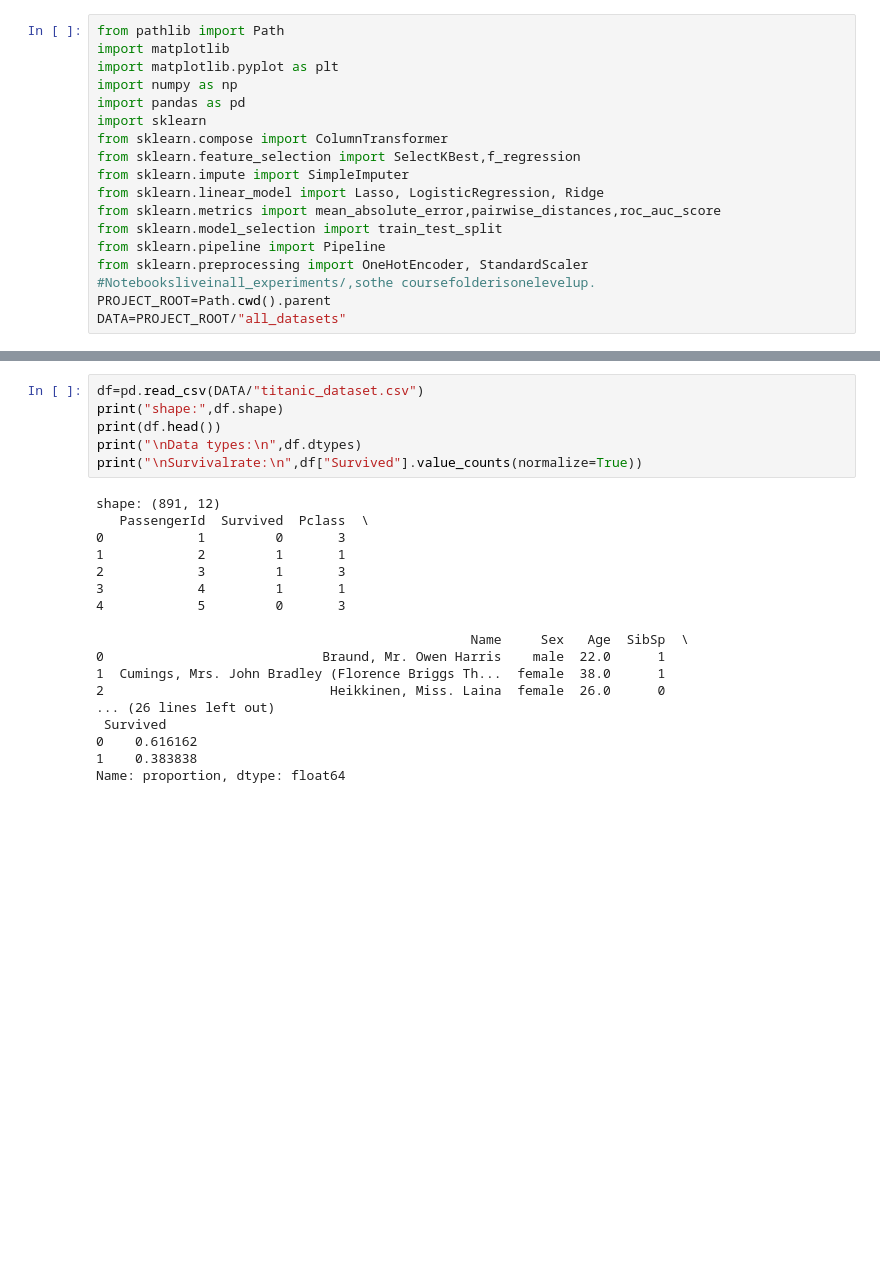
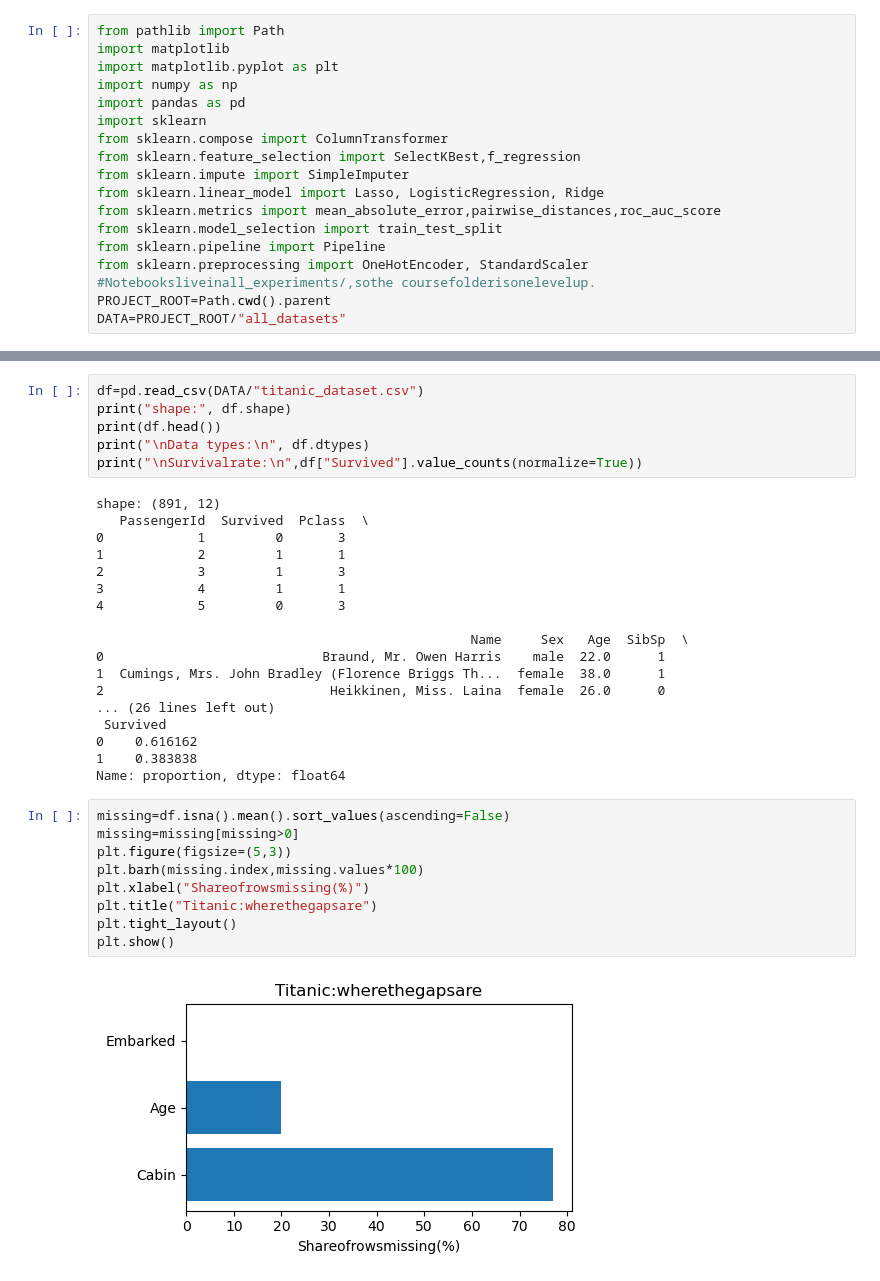
Before and after one commit to Puvithra20/UTP-MACHINE-LEARNING, a Jupyter notebook: all_experiments/lab1ml.ipynb, the cells around one changed output, grey strips where cells are left out. Saved outputs shown, nothing was run; the diff lists cells and outputs as text; blank space fills up the shorter version.

```diff
--- a/all_experiments/lab1ml.ipynb
+++ b/all_experiments/lab1ml.ipynb
@@ -19,8 +29,8 @@ DATA=PROJECT_ROOT/"all_datasets"
 # %%
 df=pd.read_csv(DATA/"titanic_dataset.csv")
-print("shape:",df.shape)
+print("shape:", df.shape)
 print(df.head())
-print("\nData types:\n",df.dtypes)
+print("\nData types:\n", df.dtypes)
 print("\nSurvivalrate:\n",df["Survived"].value_counts(normalize=True))
 # %% [output]
 shape: (891, 12)
@@ -40,3 +50,14 @@ shape: (891, 12)
 0    0.616162
 1    0.383838
 Name: proportion, dtype: float64
+# %%
+missing=df.isna().mean().sort_values(ascending=False)
+missing=missing[missing>0]
+plt.figure(figsize=(5,3))
+plt.barh(missing.index,missing.values*100)
+plt.xlabel("Shareofrowsmissing(%)")
+plt.title("Titanic:wherethegapsare")
+plt.tight_layout()
+plt.show()
+# %% [output]
+[figure, added]
```
Also changed, not shown: parts of 9 cells of this notebook, 6 other files.
